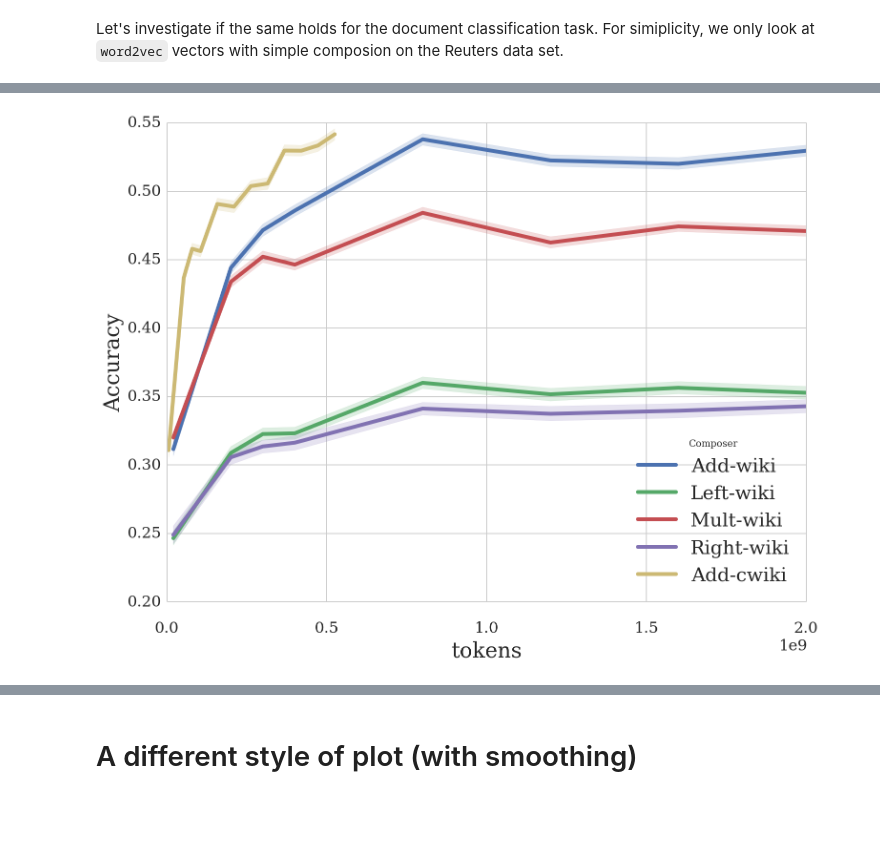
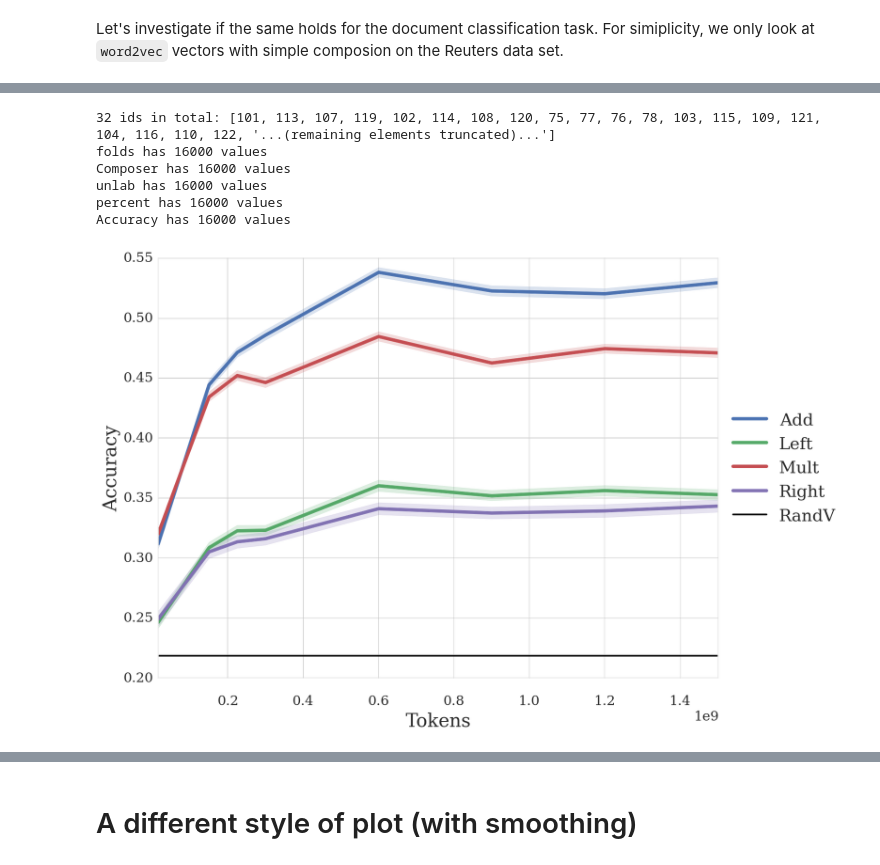
Before and after one commit to mbatchkarov/ExpLosion, a Jupyter notebook: notebooks/effect_of_unlabelled_size.ipynb, the cells around one changed output, grey strips where cells are left out. Drawn from its saved outputs; the diff is of its cells as text; code cells hidden in the pictures; blank space fills up the shorter version.

```diff
--- a/notebooks/effect_of_unlabelled_size.ipynb
+++ b/notebooks/effect_of_unlabelled_size.ipynb
@@ -71,11 +54,12 @@ Accuracy has 6000 values
-# %%
-plt.figure()
-df = pd.concat([df1, df2], ignore_index=True)
-df.Composer = df.Composer + '-' + df.unlab
-ax = sns.tsplot(df, time='tokens', condition='Composer', value='Accuracy',
-                    unit='folds', linewidth=4, ci=68);
-ax.set_xlim(0, 2e9)
-plt.savefig('plot-w2v_learning_curve_amazon.pdf', format='pdf', dpi=300, bbox_inches='tight', pad_inches=0.1)
-# %% [output]
-[figure, removed]
+# %%
+df1, ax = plot('amazon_grouped-tagged', 'wiki', 1500000000)
+plt.savefig('plot-w2v_learning_curve_amazon.pdf', format='pdf', dpi=300, bbox_inches='tight', pad_inches=0.1)
+# %% [output]
+32 ids in total: [101, 113, 107, 119, 102, 114, 108, 120, 75, 77, 76, 78, 103, 115, 109, 121, 104, 116, 110, 122, '...(remaining elements truncated)...']
+folds has 16000 values
+Composer has 16000 values
+unlab has 16000 values
+percent has 16000 values
+Accuracy has 16000 values
+[figure, added]
 # %%
```
Also changed, not shown: parts of 4 cells of this notebook, 5 other files.
